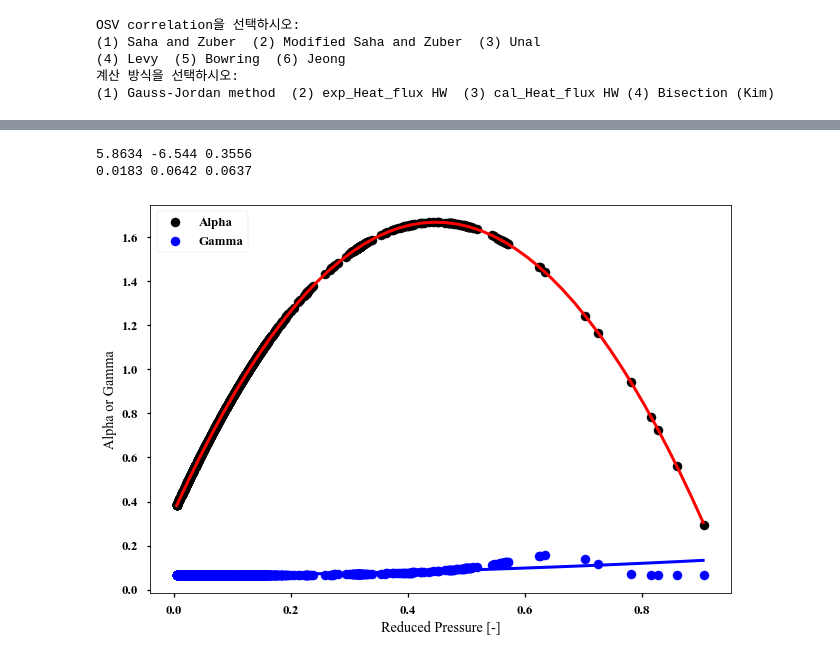
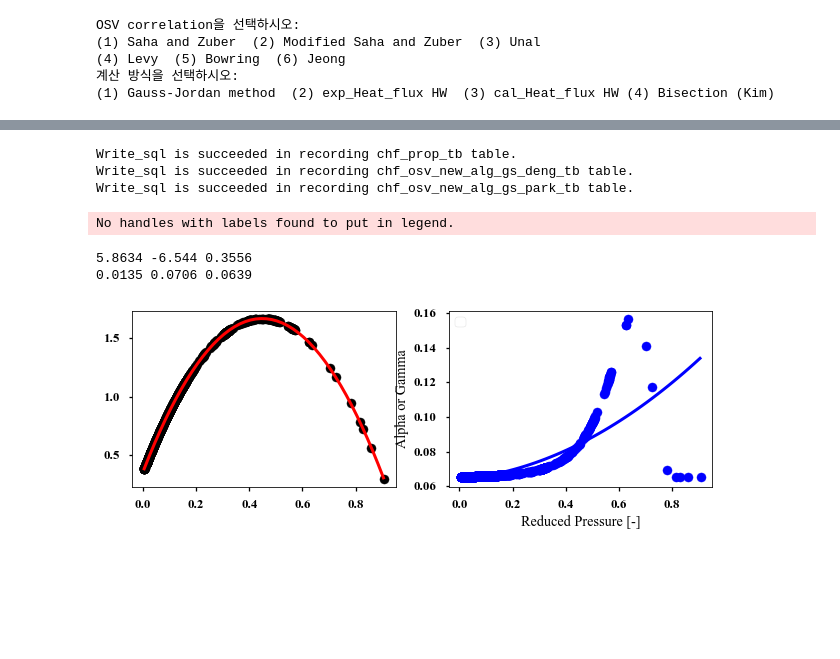
Before and after one commit to lemeap/rsrchCHF, a Jupyter notebook: Main_CHF.ipynb, the cells around one changed output, grey strips where cells are left out. Drawn from its saved outputs; the diff is of its cells as text; code cells hidden in the pictures; blank space fills up the shorter version.

```diff
--- a/Main_CHF.ipynb
+++ b/Main_CHF.ipynb
@@ -48,7 +48,7 @@ print("PostgreSQL에 Research Database에 연결을 완료하였습니다.", con
 print(db_engine)
 
 # OSV 데이터베이스 연결
-load_chf_query = "SELECT * FROM rawdata_chf_park_tb WHERE source != 'D.H. Lee' ORDER BY run_id " # Water CHF Table 10500개
+load_chf_query = "SELECT * FROM rawdata_chf_park_tb ORDER BY run_id " # Water CHF Table 10500개
 #load_chf_query = "SELECT * FROM rawdata_chf_r12_tb" # R12 CHF Table 10500개
 chf_tb = sql.read_sql(load_chf_query, db_engine)
 # %% [output]
@@ -75,7 +75,7 @@ chf_tb['dtin'] = round(chf_tb[['degsubin', 'cpf', 'cpv']].apply(lambda x: x[0]*1
 chf_tb['rdcp'] = round(chf_tb['p']/chf_tb['pcrit'],12)
 
 # Rawdata에서 Dimensionless number 추가
-chf_tb['xi'] = round(chf_tb[['cpf', 'dtin', 'lam']].apply(lambda x: pro.calXi(x[0], x[1], x[2]), axis = 1),12)
+chf_tb['xi'] = round(chf_tb[['degsubin', 'lam']].apply(lambda x: pro.calXi2(x[0], x[1]), axis = 1),12)
 chf_tb['xout'] = round(chf_tb[['q', 'doi', 'dio', 'geo', 'hsur', 'g', 'cpf', 'lam', 'dtin', 'lh']].apply(lambda x: pro.calXout(x[0], x[1], x[2], x[3], x[4], x[5], x[6], x[7], x[8], x[9]), axis=1),12)
 chf_tb['de'] = round(chf_tb[['doi', 'dio', 'geo', 'hsur', 'dh']].apply(lambda x: pro.calDe(x[0], x[1], x[2], x[3], x[4]), axis=1),12)
 chf_tb['pe'] = round(chf_tb[['dh', 'g', 'cpf', 'kf']].apply(lambda x: pro.calPe(x[0], x[1], x[2], x[3]), axis=1),12)
@@ -161,4 +161,5 @@ Saha and Zuber correlation에 대한 St, Xosv 계산이 모두 끝났습니다.
 # %%
+# CHF알고리즘
 # Validation set와  error table 만드는 작업 진행
 val_chf_deng_tb = res_tb.loc[:,['p', 'dh','lh', 'q', 'g', 'xi', 'xe', 'xout', 'st_cal', 'lam', 'rdcp', 'xt_park']]
 val_chf_park_tb = res_tb.loc[:,['p', 'dh','lh', 'q', 'g', 'xi', 'xe', 'xout', 'st_cal', 'lam', 'rdcp', 'xt_park']]
@@ -180,20 +181,10 @@ print("Start calucation of Xt convergence test")
 
 
 for i in val_chf_deng_tb.index:
-    # xt_cal 초기값 (New 제약조건)
-    """
-    if res_tb.loc[i, 'xout'] < 0 or res_tb.loc[i, 'xi'] == 0:
-        val_chf_deng_tb.loc[i, 'xt_cal_old'] = init_xt
-        val_chf_park_tb.loc[i, 'xt_cal_old'] = init_xt
-    else:
-        val_chf_deng_tb.loc[i, 'xt_cal_old'] = res_tb.loc[i, 'xout'] # xt_cal의 초기값은 Exit Quality
-        val_chf_park_tb.loc[i, 'xt_cal_old'] = res_tb.loc[i, 'xout'] # xt_cal의 초기값은 Exit Quality
-    """
-    val_chf_deng_tb.loc[i, 'xt_cal_old'] = init_xt
-    val_chf_park_tb.loc[i, 'xt_cal_old'] = init_xt
+    xt_cal_old = 0
     if cal_idx == 4:
         # CHF 모델별로 계산
-        val_chf_deng_tb.loc[i, 'xosv_cal'], val_chf_deng_tb.loc[i, 'xeq'], val_chf_deng_tb.loc[i, 'q_cal'], val_chf_deng_tb.loc[i, 'xt_cal'], val_chf_deng_tb.loc[i, 'alpha'], val_chf_deng_tb.loc[i, 'gamma'], val_chf_deng_tb.loc[i, 'Fxt'], val_chf_park_tb.loc[i, 'convergence'] = mod.calAlgCHFKim(i, res_tb.loc[i, 'rdcp'], res_tb.loc[i, 'dh'], res_tb.loc[i, 'lh'], res_tb.loc[i, 'g'], res_tb.loc[i, 'q'], val_chf_deng_tb.loc[i, 'xi'], val_chf_deng_tb.loc[i, 'xout'], val_chf_deng_tb.loc[i, 'xt_cal_old'], val_chf_deng_tb.loc[i, 'st_cal'], res_tb.loc[i, 'lam'], modCHF = 'Deng', stepsize = stepsize, tolerance = tolerance) # Deng model
+        val_chf_deng_tb.loc[i, 'xosv_cal'], val_chf_deng_tb.loc[i, 'xeq'], val_chf_deng_tb.loc[i, 'q_cal'], val_chf_deng_tb.loc[i, 'xt_cal'], val_chf_deng_tb.loc[i, 'alpha'], val_chf_deng_tb.loc[i, 'gamma'], val_chf_deng_tb.loc[i, 'Fxt'], val_chf_deng_tb.loc[i, 'convergence'] = mod.calAlgCHFKim(i, res_tb.loc[i, 'rdcp'], res_tb.loc[i, 'dh'], res_tb.loc[i, 'lh'], res_tb.loc[i, 'g'], res_tb.loc[i, 'q'], val_chf_deng_tb.loc[i, 'xi'], val_chf_deng_tb.loc[i, 'xout'], xt_cal_old, val_chf_deng_tb.loc[i, 'st_cal'], res_tb.loc[i, 'lam'], modCHF = 'Deng', stepsize = stepsize, tolerance = tolerance) # Deng model
 
         # 나중에 한꺼번에 게산할 수 있도록 개선
         val_chf_deng_tb.loc[:, 'Zxt'] = np.sqrt(val_chf_deng_tb.loc[:,'g']*val_chf_deng_tb.loc[:,'xt_cal']*(1+val_chf_deng_tb.loc[:,'xt_cal']**2)**3) # Zxt 계산
@@ -201,7 +192,7 @@ for i in val_chf_deng_tb.index:
         val_chf_deng_tb.loc[:, 'gamma_cal'] = -np.log(val_chf_deng_tb.loc[:, 'q_cal'] * np.sqrt(val_chf_deng_tb.loc[:, 'dh']) / (val_chf_deng_tb.loc[:, 'alpha'])) / val_chf_deng_tb.loc[:, 'Zxt'] # gamma_cal 계산
 
         # Park correlation
-        val_chf_park_tb.loc[i, 'xosv_cal'], val_chf_park_tb.loc[i, 'xeq'], val_chf_park_tb.loc[i, 'q_cal'], val_chf_park_tb.loc[i, 'xt_cal'], val_chf_park_tb.loc[i, 'alpha'], val_chf_park_tb.loc[i, 'gamma'], val_chf_park_tb.loc[i, 'k1'], val_chf_park_tb.loc[i, 'k2'], val_chf_park_tb.loc[i, 'k3'], val_chf_park_tb.loc[i, 'Fxt'], val_chf_park_tb.loc[i, 'convergence'] = mod.calAlgCHFKim(i, res_tb.loc[i, 'rdcp'], res_tb.loc[i, 'dh'], res_tb.loc[i, 'lh'], res_tb.loc[i, 'g'], res_tb.loc[i, 'q'], val_chf_park_tb.loc[i, 'xi'], val_chf_park_tb.loc[i, 'xout'], val_chf_park_tb.loc[i, 'xt_cal_old'], val_chf_park_tb.loc[i, 'st_cal'], res_tb.loc[i, 'lam'], modCHF = 'Park', stepsize = stepsize, tolerance = tolerance) # Park model
+        val_chf_park_tb.loc[i, 'xosv_cal'], val_chf_park_tb.loc[i, 'xeq'], val_chf_park_tb.loc[i, 'q_cal'], val_chf_park_tb.loc[i, 'xt_cal'], val_chf_park_tb.loc[i, 'alpha'], val_chf_park_tb.loc[i, 'gamma'], val_chf_park_tb.loc[i, 'k1'], val_chf_park_tb.loc[i, 'k2'], val_chf_park_tb.loc[i, 'k3'], val_chf_park_tb.loc[i, 'Fxt'], val_chf_park_tb.loc[i, 'convergence'] = mod.calAlgCHFKim(i, res_tb.loc[i, 'rdcp'], res_tb.loc[i, 'dh'], res_tb.loc[i, 'lh'], res_tb.loc[i, 'g'], res_tb.loc[i, 'q'], val_chf_park_tb.loc[i, 'xi'], val_chf_park_tb.loc[i, 'xout'], xt_cal_old, val_chf_park_tb.loc[i, 'st_cal'], res_tb.loc[i, 'lam'], modCHF = 'Park', stepsize = stepsize, tolerance = tolerance) # Park model
 
         # 나중에 한꺼번에 게산할 수 있도록 개선
         val_chf_park_tb.loc[:, 'Zxt'] = np.sqrt(val_chf_park_tb.loc[:,'g']*val_chf_park_tb.loc[:,'xt_cal']*(1+val_chf_park_tb.loc[:,'xt_cal']**2)**3) # Zxt 계산
@@ -213,7 +204,7 @@ for i in val_chf_deng_tb.index:
         val_chf_park_tb.loc[i, 'q_err'] = round((val_chf_park_tb.loc[i,'q_cal']/val_chf_park_tb.loc[i,'q']-1),12)
     else:
         # CHF 모델별로 계산
-        val_chf_deng_tb.loc[i, 'xosv_cal'], val_chf_deng_tb.loc[i, 'xeq'], val_chf_deng_tb.loc[i, 'q_cal'], val_chf_deng_tb.loc[i, 'xt_cal'], val_chf_deng_tb.loc[i, 'alpha'], val_chf_deng_tb.loc[i, 'gamma'], val_chf_deng_tb.loc[i, 'Fxt'], val_chf_park_tb.loc[i, 'convergence'] = mod.calAlgCHFPark(i, res_tb.loc[i, 'rdcp'], res_tb.loc[i, 'dh'], res_tb.loc[i, 'lh'], res_tb.loc[i, 'g'], res_tb.loc[i, 'q'], val_chf_deng_tb.loc[i, 'xi'], val_chf_deng_tb.loc[i, 'xout'], val_chf_deng_tb.loc[i, 'xt_cal_old'], val_chf_deng_tb.loc[i, 'st_cal'], res_tb.loc[i, 'lam'], modCHF = 'Deng', stepsize = stepsize, tolerance = tolerance) # Deng model
+        val_chf_deng_tb.loc[i, 'xosv_cal'], val_chf_deng_tb.loc[i, 'xeq'], val_chf_deng_tb.loc[i, 'q_cal'], val_chf_deng_tb.loc[i, 'xt_cal'], val_chf_deng_tb.loc[i, 'alpha'], val_chf_deng_tb.loc[i, 'gamma'], val_chf_deng_tb.loc[i, 'Fxt'], val_chf_deng_tb.loc[i, 'convergence'] = mod.calAlgCHFPark(i, res_tb.loc[i, 'rdcp'], res_tb.loc[i, 'dh'], res_tb.loc[i, 'lh'], res_tb.loc[i, 'g'], res_tb.loc[i, 'q'], val_chf_deng_tb.loc[i, 'xi'], val_chf_deng_tb.loc[i, 'xout'],  xt_cal_old, val_chf_deng_tb.loc[i, 'st_cal'], res_tb.loc[i, 'lam'], modCHF = 'Deng', stepsize = stepsize, tolerance = tolerance) # Deng model
 
         # 나중에 한꺼번에 게산할 수 있도록 개선
         val_chf_deng_tb.loc[:, 'Zxt'] = np.sqrt(val_chf_deng_tb.loc[:,'g']*val_chf_deng_tb.loc[:,'xt_cal']*(1+val_chf_deng_tb.loc[:,'xt_cal']**2)**3) # Zxt 계산
@@ -221,7 +212,7 @@ for i in val_chf_deng_tb.index:
         val_chf_deng_tb.loc[:, 'gamma_cal'] = -np.log(val_chf_deng_tb.loc[:, 'q_cal'] * np.sqrt(val_chf_deng_tb.loc[:, 'dh']) / (val_chf_deng_tb.loc[:, 'alpha'])) / val_chf_deng_tb.loc[:, 'Zxt'] # gamma_cal 계산
 
         # Park correlation
-        val_chf_park_tb.loc[i, 'xosv_cal'], val_chf_park_tb.loc[i, 'xeq'], val_chf_park_tb.loc[i, 'q_cal'], val_chf_park_tb.loc[i, 'xt_cal'], val_chf_park_tb.loc[i, 'alpha'], val_chf_park_tb.loc[i, 'gamma'], val_chf_park_tb.loc[i, 'k1'], val_chf_park_tb.loc[i, 'k2'], val_chf_park_tb.loc[i, 'k3'], val_chf_park_tb.loc[i, 'Fxt'], val_chf_park_tb.loc[i, 'convergence'] = mod.calAlgCHFPark(i, res_tb.loc[i, 'rdcp'], res_tb.loc[i, 'dh'], res_tb.loc[i, 'lh'], res_tb.loc[i, 'g'], res_tb.loc[i, 'q'], val_chf_park_tb.loc[i, 'xi'], val_chf_park_tb.loc[i, 'xout'], val_chf_park_tb.loc[i, 'xt_cal_old'], val_chf_park_tb.loc[i, 'st_cal'], res_tb.loc[i, 'lam'], modCHF = 'Park', stepsize = stepsize, tolerance = tolerance) # Park model
+        val_chf_park_tb.loc[i, 'xosv_cal'], val_chf_park_tb.loc[i, 'xeq'], val_chf_park_tb.loc[i, 'q_cal'], val_chf_park_tb.loc[i, 'xt_cal'], val_chf_park_tb.loc[i, 'alpha'], val_chf_park_tb.loc[i, 'gamma'], val_chf_park_tb.loc[i, 'k1'], val_chf_park_tb.loc[i, 'k2'], val_chf_park_tb.loc[i, 'k3'], val_chf_park_tb.loc[i, 'Fxt'], val_chf_park_tb.loc[i, 'convergence'] = mod.calAlgCHFPark(i, res_tb.loc[i, 'rdcp'], res_tb.loc[i, 'dh'], res_tb.loc[i, 'lh'], res_tb.loc[i, 'g'], res_tb.loc[i, 'q'], val_chf_park_tb.loc[i, 'xi'], val_chf_park_tb.loc[i, 'xout'], xt_cal_old, val_chf_park_tb.loc[i, 'st_cal'], res_tb.loc[i, 'lam'], modCHF = 'Park', stepsize = stepsize, tolerance = tolerance) # Park model
 
         # 나중에 한꺼번에 게산할 수 있도록 개선
         val_chf_park_tb.loc[:, 'Zxt'] = np.sqrt(val_chf_park_tb.loc[:,'g']*val_chf_park_tb.loc[:,'xt_cal']*(1+val_chf_park_tb.loc[:,'xt_cal']**2)**3) # Zxt 계산
@@ -236,7 +227,6 @@ for i in val_chf_deng_tb.index:
         val_chf_deng_tb.loc[i, 'q_err'] = round((val_chf_deng_tb.loc[i,'q_cal']/val_chf_deng_tb.loc[i,'q']-1),12)
         val_chf_park_tb.loc[i, 'q_err'] = round((val_chf_park_tb.loc[i,'q_cal']/val_chf_park_tb.loc[i,'q']-1),12)
 
-
 # ----------------------------
 # 종료부분 코드
 print("start_time", start_time)
@@ -342,3 +320,32 @@ Write_sql is succeeded in recording chf_calid_1_park_tb_final1 table.
+# %%
+# m_idx에 따른 이름 재생성
+if m_idx == 1:
+    m_idx_nm = 'sz'
+elif m_idx == 2:
+    m_idx_nm = 'msz'
+elif m_idx == 3:
+    m_idx_nm = 'unal'
+elif m_idx == 4:
+    m_idx_nm = 'levy'
+elif m_idx == 5:
+    m_idx_nm = 'bowr'
+else:
+    m_idx_nm = 'new'
+
+# cal_idx에 따른 이름 재생성
+if cal_idx == 1:
+    cal_idx_nm = 'gs'
+else:
+    cal_idx_nm = 'bis'
+
+# 데이터를 PostgreSQL로 저장하기
+sql.write_sql(res_tb, 'chf_prop_tb',db_engine)
+sql.write_sql(val_chf_deng_tb, 'chf_osv_' + m_idx_nm + '_alg_' + cal_idx_nm + '_deng_tb',db_engine)
+sql.write_sql(val_chf_park_tb, 'chf_osv_' + m_idx_nm + '_alg_' + cal_idx_nm + '_park_tb',db_engine)
+# %% [output]
+Write_sql is succeeded in recording chf_prop_tb table.
+Write_sql is succeeded in recording chf_osv_new_alg_gs_deng_tb table.
+Write_sql is succeeded in recording chf_osv_new_alg_gs_park_tb table.
 # %%
 def delOutlierZ(data, threshold = 3):
     """
@@ -378,32 +385,39 @@ df_rdcp = df_rdcp.dropna() # inf 뜰 경우 제외
 # %%
 # alpha_avg 다항회귀
 X = np.c_[df_rdcp.loc[:,'rdcp'], (df_rdcp.loc[:,'rdcp'])**2]
 y1 = df_rdcp.loc[:,'alpha_avg']
 y2 = df_rdcp.loc[:, 'gamma_avg']
 
 # 선형 모델
 model1 = LinearRegression()
 model1.fit(X, y1)
 model2 = LinearRegression()
 model2.fit(X, y2)
 
 xs = np.arange(min(df_rdcp.rdcp),max(df_rdcp.rdcp),0.02) # x 범위의 순차값 생성
 ys1 = xs*model1.coef_[0] + (xs**2)*model1.coef_[1] + model1.intercept_
 ys2 = xs*model2.coef_[0] + (xs**2)*model2.coef_[1] + model2.intercept_
 # 2차 다항식 회귀
 
-plt.scatter(df_rdcp.loc[:,'rdcp'], df_rdcp.loc[:,'alpha_avg'], color = 'black', label = 'Alpha', alpha=1)
-plt.scatter(df_rdcp.loc[:,'rdcp'], df_rdcp.loc[:,'gamma_avg'], color = 'blue', label = 'Gamma', alpha=1)
+# 그래프
+fig = plt.figure()
+ax1 = fig.add_subplot(2, 2, 1)
+ax2 = fig.add_subplot(2, 2, 2)
 
-plt.plot(xs,ys1,'r-',lw=3)
-plt.plot(xs,ys2,'b-',lw=3)
 plt.xlabel('Reduced Pressure [-]')
 plt.ylabel('Alpha or Gamma')
 plt.legend(loc='upper left')
+ax1.scatter(df_rdcp.loc[:,'rdcp'], df_rdcp.loc[:,'alpha_avg'], color = 'black', label = 'Alpha', alpha=1)
+ax2.scatter(df_rdcp.loc[:,'rdcp'], df_rdcp.loc[:,'gamma_avg'], color = 'blue', label = 'Gamma', alpha=1)
+
+ax1.plot(xs,ys1,'r-',lw=3)
+ax2.plot(xs,ys2,'b-',lw=3)
+
 
 print(round(model1.coef_[0],4), round(model1.coef_[1],4), round(model1.intercept_,4))
 print(round(model2.coef_[0],4), round(model2.coef_[1],4), round(model2.intercept_,4))
 # %% [output]
-5.8634 -6.544 0.3556
-0.0183 0.0642 0.0637
+No handles with labels found to put in legend.
+5.8634 -6.544 0.3556
+0.0135 0.0706 0.0639
-[figure, old version]
+[figure, new version]
```
Also changed, not shown: parts of 3 cells of this notebook, 4 other files.
